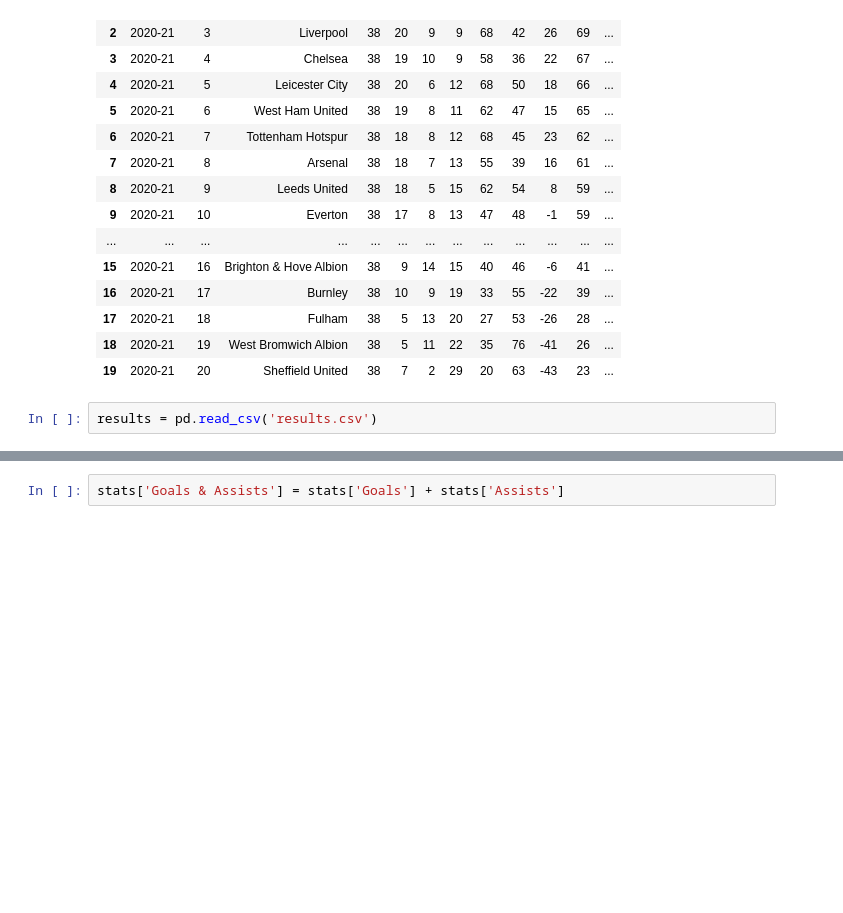
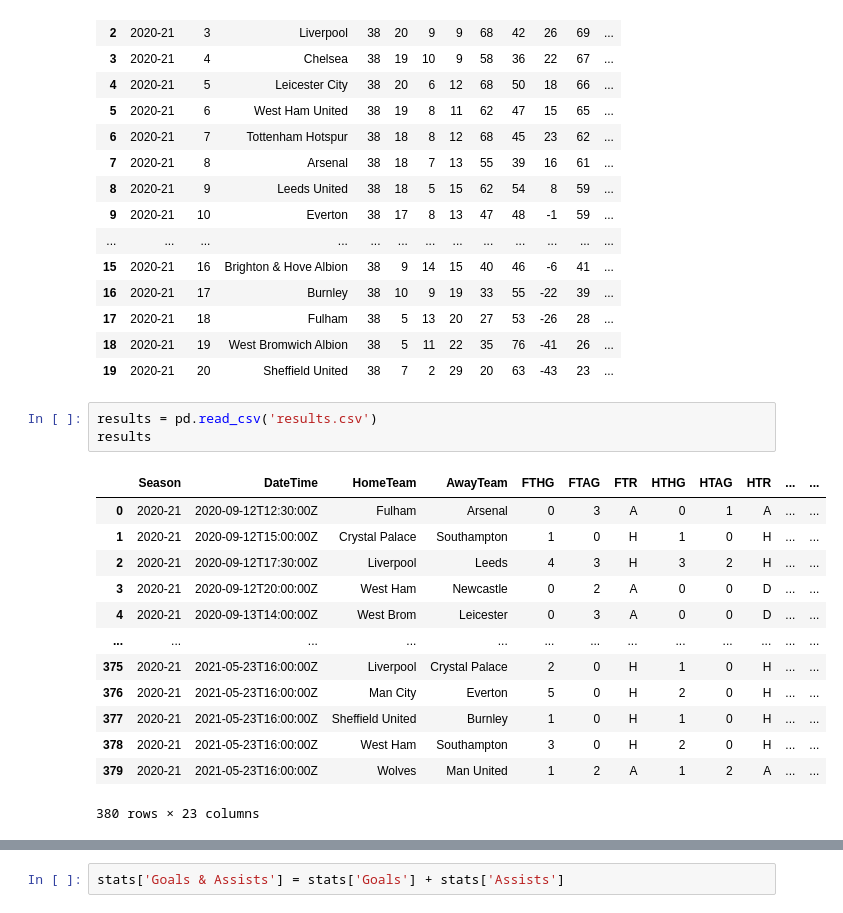
Before and after one commit to znxxx/Data-analysis, a Jupyter notebook: Project_01.ipynb, the cells around one changed output, grey strips where cells are left out. Cells and saved outputs as stored; diff of their text form; blank space fills up the shorter version.

```diff
--- a/Project_01.ipynb
+++ b/Project_01.ipynb
@@ -39,5 +39,20 @@ standing
 | 19 | 2020-21 | 20 | Sheffield United | 38 | 7 | 2 | 29 | 20 | 63 | -43 | 23 | ... |
 # %%
 results = pd.read_csv('results.csv')
+results
+# %% [output]
+|  | Season | DateTime | HomeTeam | AwayTeam | FTHG | FTAG | FTR | HTHG | HTAG | HTR | ... | ... |
+| 0 | 2020-21 | 2020-09-12T12:30:00Z | Fulham | Arsenal | 0 | 3 | A | 0 | 1 | A | ... | ... |
+| 1 | 2020-21 | 2020-09-12T15:00:00Z | Crystal Palace | Southampton | 1 | 0 | H | 1 | 0 | H | ... | ... |
+| 2 | 2020-21 | 2020-09-12T17:30:00Z | Liverpool | Leeds | 4 | 3 | H | 3 | 2 | H | ... | ... |
+| 3 | 2020-21 | 2020-09-12T20:00:00Z | West Ham | Newcastle | 0 | 2 | A | 0 | 0 | D | ... | ... |
+| 4 | 2020-21 | 2020-09-13T14:00:00Z | West Brom | Leicester | 0 | 3 | A | 0 | 0 | D | ... | ... |
+| ... | ... | ... | ... | ... | ... | ... | ... | ... | ... | ... | ... | ... |
+| 375 | 2020-21 | 2021-05-23T16:00:00Z | Liverpool | Crystal Palace | 2 | 0 | H | 1 | 0 | H | ... | ... |
+| 376 | 2020-21 | 2021-05-23T16:00:00Z | Man City | Everton | 5 | 0 | H | 2 | 0 | H | ... | ... |
+| 377 | 2020-21 | 2021-05-23T16:00:00Z | Sheffield United | Burnley | 1 | 0 | H | 1 | 0 | H | ... | ... |
+| 378 | 2020-21 | 2021-05-23T16:00:00Z | West Ham | Southampton | 3 | 0 | H | 2 | 0 | H | ... | ... |
+| 379 | 2020-21 | 2021-05-23T16:00:00Z | Wolves | Man United | 1 | 2 | A | 1 | 2 | A | ... | ... |
+380 rows × 23 columns
 # %%
 stats = pd.read_csv('player_stat.csv')
```
Also changed, not shown: parts of 1 cell of this notebook.
